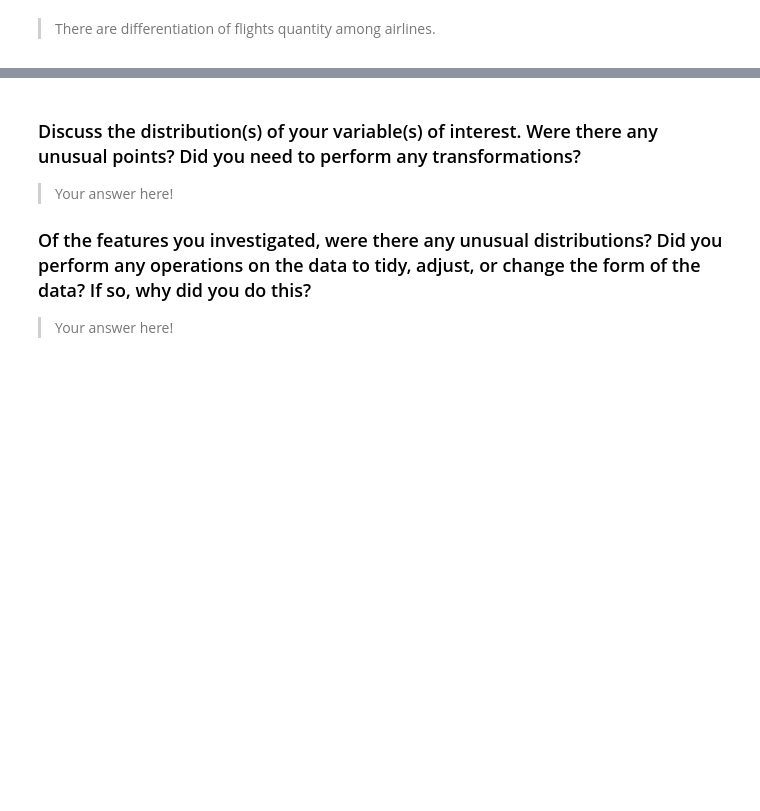
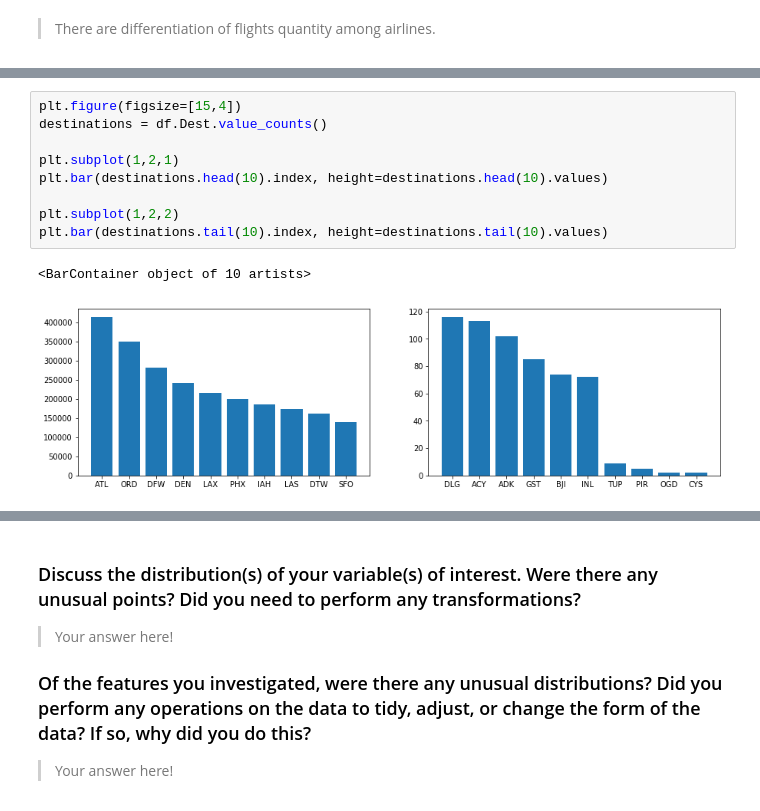
Before and after one commit to aryan9211/communicate-data-findings, a Jupyter notebook: exploration_template.ipynb, the cells around one changed output, grey strips where cells are left out. Drawn from its saved outputs; the diff is of its cells as text; blank space fills up the shorter version.

```diff
--- a/exploration_template.ipynb
+++ b/exploration_template.ipynb
@@ -112 +145,13 @@ sb.countplot(data=df, x='UniqueCarrier', color=color, order=carrier_sort)
+# %%
+plt.figure(figsize=[15,4])
+destinations = df.Dest.value_counts()
+
+plt.subplot(1,2,1)
+plt.bar(destinations.head(10).index, height=destinations.head(10).values)
+
+plt.subplot(1,2,2)
+plt.bar(destinations.tail(10).index, height=destinations.tail(10).values)
+# %% [output]
+<BarContainer object of 10 artists>
+[figure, added]
 # %%
```
Also changed, not shown: parts of 16 cells of this notebook.
